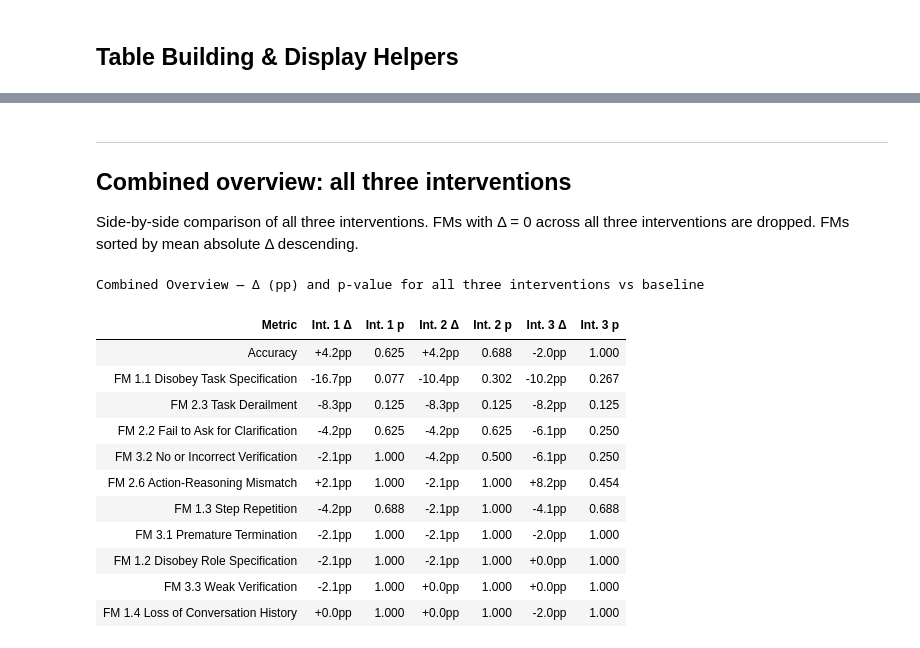
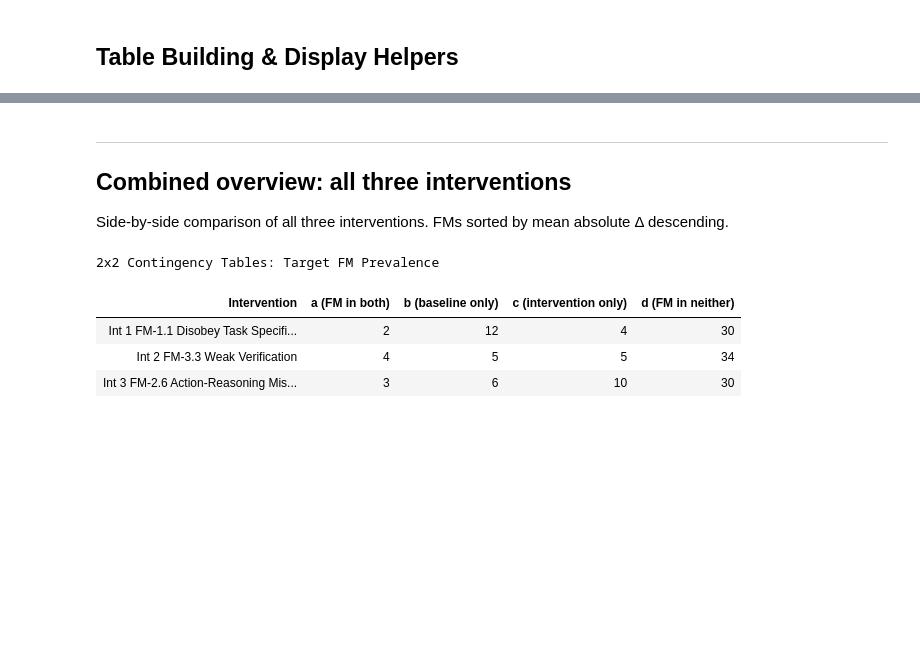
Before and after one commit to uagarwal123/IKEA_MAST_thesis, a Jupyter notebook: Bram/AG2/analysis/statistical_analysis.ipynb, the cells around one changed output, grey strips where cells are left out. Drawn from its saved outputs; the diff is of its cells as text; code cells hidden in the pictures; blank space fills up the shorter version.

```diff
--- a/Bram/AG2/analysis/statistical_analysis.ipynb
+++ b/Bram/AG2/analysis/statistical_analysis.ipynb
@@ -315,10 +372,10 @@ v3 – FM-3.3 Weak Verification (n = 48 paired tasks)
 ## Combined overview: all three interventions
 
 Side-by-side comparison of all three interventions.
-FMs with Δ = 0 across all three interventions are dropped. FMs sorted by mean absolute Δ descending.
+FMs sorted by mean absolute Δ descending.
 # %%
 def _parse_diff(s: str) -> float:
-    """Parse '+8.2pp' → 0.082 for sorting/filtering in the combined table."""
+    """Parse '+8.2pp' → 0.082 for sorting in the combined table."""
     try:
         return float(s.replace('pp', '')) / 100
     except ValueError:
@@ -354,19 +411,14 @@ def build_combined(table_triples):
         sum(abs(numeric[dc][i]) for dc in delta_cols) / len(delta_cols)
         for i in range(n_rows)
     ]
-    combined['_all_zero'] = [
-        all(abs(numeric[dc][i]) < 1e-9 for dc in delta_cols)
-        for i in range(n_rows)
-    ]
 
     acc = combined.iloc[[0]]
-    fms = combined.iloc[1:].copy()
-    fms = fms[~fms['_all_zero']].sort_values('_mean_abs', ascending=False)
+    fms = combined.iloc[1:].copy().sort_values('_mean_abs', ascending=False)
 
     combined = (
         pd.concat([acc, fms])
         .reset_index(drop=True)
-        .drop(columns=['_mean_abs', '_all_zero'])
+        .drop(columns=['_mean_abs'])
     )
     return combined, target_col_pairs
 
@@ -404,17 +456,53 @@ styled_combined = (
     ])
 )
 display(styled_combined)
-# %% [output]
-Combined Overview — Δ (pp) and p-value for all three interventions vs baseline
-| Metric | Int. 1 Δ | Int. 1 p | Int. 2 Δ | Int. 2 p | Int. 3 Δ | Int. 3 p |
-| Accuracy | +4.2pp | 0.625 | +4.2pp | 0.688 | -2.0pp | 1.000 |
-| FM 1.1 Disobey Task Specification | -16.7pp | 0.077 | -10.4pp | 0.302 | -10.2pp | 0.267 |
-| FM 2.3 Task Derailment | -8.3pp | 0.125 | -8.3pp | 0.125 | -8.2pp | 0.125 |
-| FM 2.2 Fail to Ask for Clarification | -4.2pp | 0.625 | -4.2pp | 0.625 | -6.1pp | 0.250 |
-| FM 3.2 No or Incorrect Verification | -2.1pp | 1.000 | -4.2pp | 0.500 | -6.1pp | 0.250 |
-| FM 2.6 Action-Reasoning Mismatch | +2.1pp | 1.000 | -2.1pp | 1.000 | +8.2pp | 0.454 |
-| FM 1.3 Step Repetition | -4.2pp | 0.688 | -2.1pp | 1.000 | -4.1pp | 0.688 |
-| FM 3.1 Premature Termination | -2.1pp | 1.000 | -2.1pp | 1.000 | -2.0pp | 1.000 |
-| FM 1.2 Disobey Role Specification | -2.1pp | 1.000 | -2.1pp | 1.000 | +0.0pp | 1.000 |
-| FM 3.3 Weak Verification | -2.1pp | 1.000 | +0.0pp | 1.000 | +0.0pp | 1.000 |
-| FM 1.4 Loss of Conversation History | +0.0pp | 1.000 | +0.0pp | 1.000 | -2.0pp | 1.000 |
+# %%
+# 2x2 Contingency Tables – Target FM Prevalence (McNemar)
+
+int_configs = [
+    ("Int 1  FM-1.1  Disobey Task Specification", INTERVENTIONS[1][1], '1.1'),
+    ("Int 2  FM-3.3  Weak Verification",          INTERVENTIONS[2][1], '3.3'),
+    ("Int 3  FM-2.6  Action-Reasoning Mismatch",  INTERVENTIONS[0][1], '2.6'),
+]
+
+rows = []
+for label, idir, fm in int_configs:
+    df_int = load_run(idir, 'Intervention')
+    paired = pair_runs(df_base, df_int)
+    bv = paired[f'{fm}_base'].astype(int).values
+    iv = paired[f'{fm}_int'].astype(int).values
+    a = int(((bv == 1) & (iv == 1)).sum())
+    b = int(((bv == 1) & (iv == 0)).sum())
+    c = int(((bv == 0) & (iv == 1)).sum())
+    d = int(((bv == 0) & (iv == 0)).sum())
+    rows.append({
+        'Intervention': label,
+        'a (FM in both)': a,
+        'b (baseline only)': b,
+        'c (intervention only)': c,
+        'd (FM in neither)': d,
+    })
+
+ct_df = pd.DataFrame(rows)
+display(
+    ct_df.style
+    .hide(axis='index')
+    .set_caption(
+        '2x2 Contingency Tables: Target FM Prevalence  '
+    )
+    .set_properties(**{'text-align': 'right'},
+                    subset=['a (FM in both)', 'b (baseline only)', 'c (intervention only)', 'd (FM in neither)'])
+    .set_properties(**{'text-align': 'left'}, subset=['Intervention'])
+    .set_table_styles([
+        {'selector': 'caption',
+         'props': [('font-size', '1.05em'), ('font-weight', 'bold'), ('text-align', 'left')]},
+        {'selector': 'th',
+         'props': [('text-align', 'center'), ('background-color', '#f5f5f5')]},
+    ])
+)
+# %% [output]
+2x2 Contingency Tables: Target FM Prevalence
+| Intervention | a (FM in both) | b (baseline only) | c (intervention only) | d (FM in neither) |
+| Int 1 FM-1.1 Disobey Task Specifi... | 2 | 12 | 4 | 30 |
+| Int 2 FM-3.3 Weak Verification | 4 | 5 | 5 | 34 |
+| Int 3 FM-2.6 Action-Reasoning Mis... | 3 | 6 | 10 | 30 |
```
Also changed, not shown: parts of 13 cells of this notebook, 4 other files.
